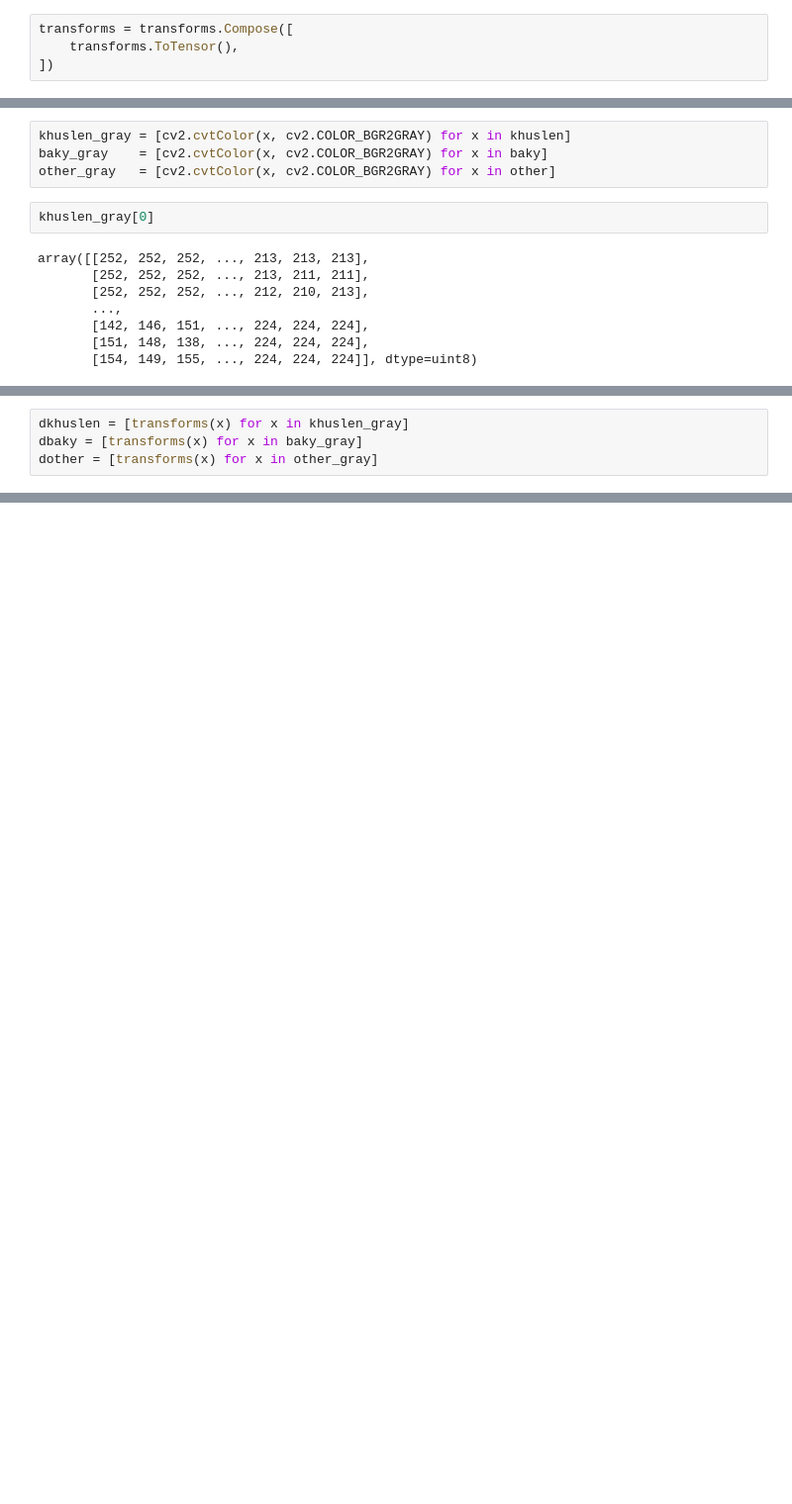
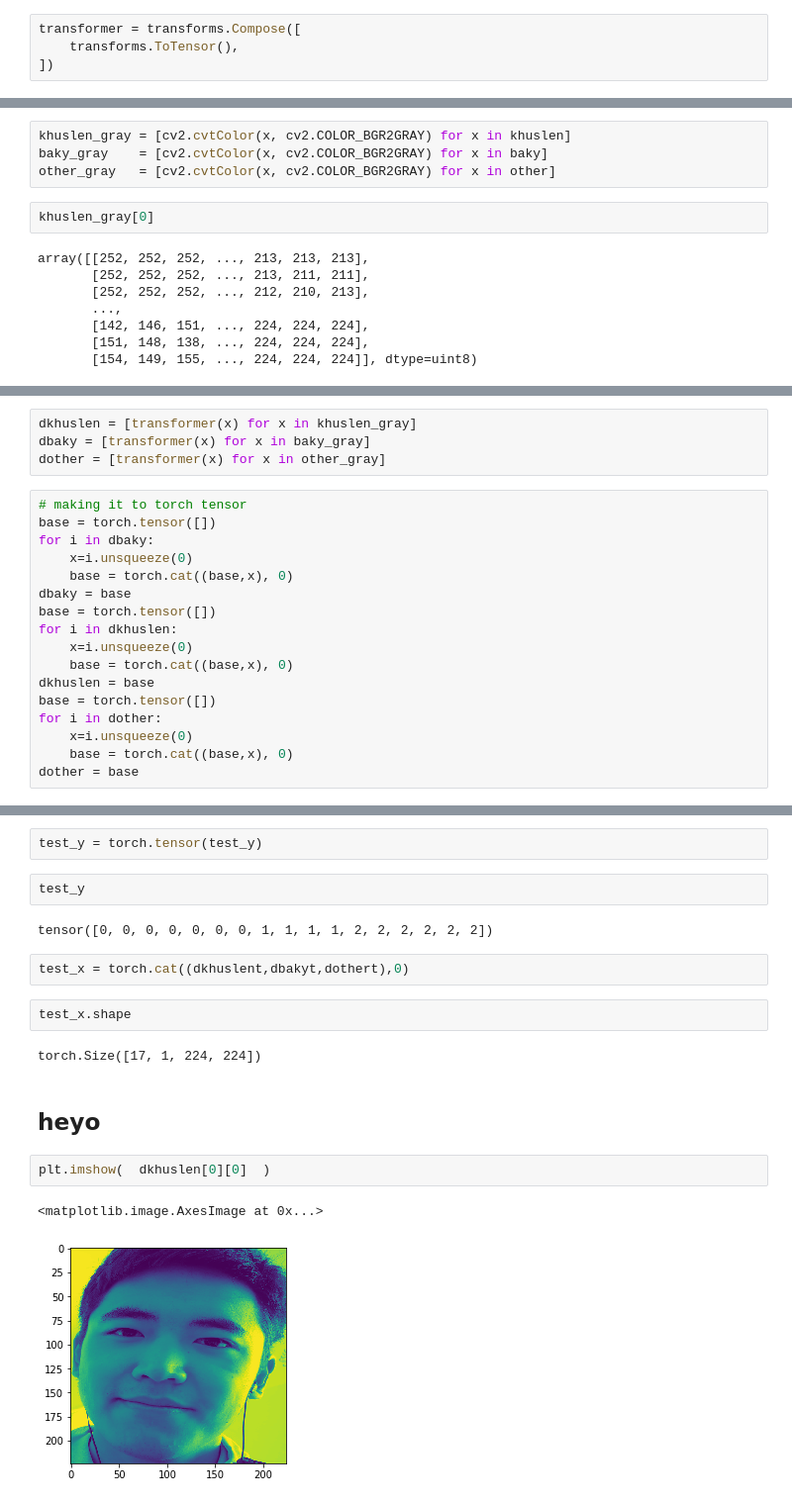
Before and after one commit to nmit-406/image-processing-labs, a Jupyter notebook: end-project/baky-and-khuslen/Model_build/Face_recognizer_tbd.ipynb, the cells around one changed output, grey strips where cells are left out. Shown at 99% size. Cells and saved outputs as stored; diff of their text form; blank space fills up the shorter version.

```diff
--- a/end-project/baky-and-khuslen/Model_build/Face_recognizer_tbd.ipynb
+++ b/end-project/baky-and-khuslen/Model_build/Face_recognizer_tbd.ipynb
@@ -11,7 +15,7 @@ from glob import glob
 # %% [markdown]
 ## Preprocessing
 # %%
-transforms = transforms.Compose([
+transformer = transforms.Compose([
     transforms.ToTensor(),
 ])
 # %%
@@ -52,4 +52,21 @@ khuslen[0].shape
 # %%
-dkhuslen = [transforms(x) for x in khuslen_gray]
-dbaky = [transforms(x) for x in baky_gray]
-dother = [transforms(x) for x in other_gray]
+dkhuslen = [transformer(x) for x in khuslen_gray]
+dbaky = [transformer(x) for x in baky_gray]
+dother = [transformer(x) for x in other_gray]
+# %%
+# making it to torch tensor
+base = torch.tensor([])
+for i in dbaky:
+    x=i.unsqueeze(0)
+    base = torch.cat((base,x), 0)
+dbaky = base
+base = torch.tensor([])
+for i in dkhuslen:
+    x=i.unsqueeze(0)
+    base = torch.cat((base,x), 0)
+dkhuslen = base
+base = torch.tensor([])
+for i in dother:
+    x=i.unsqueeze(0)
+    base = torch.cat((base,x), 0)
+dother = base
@@ -56 +144,20 @@ dother = [transforms(x) for x in other_gray]
+# %%
+test_y = torch.tensor(test_y)
+# %%
+test_y
+# %% [output]
+tensor([0, 0, 0, 0, 0, 0, 0, 1, 1, 1, 1, 2, 2, 2, 2, 2, 2])
+# %%
+test_x = torch.cat((dkhuslent,dbakyt,dothert),0)
+# %%
+test_x.shape
+# %% [output]
+torch.Size([17, 1, 224, 224])
+# %% [markdown]
+## heyo
+# %%
+plt.imshow(  dkhuslen[0][0]  )
+# %% [output]
+<matplotlib.image.AxesImage at 0x...>
+[figure, added]
 # %%
```
Also changed, not shown: parts of 35 cells of this notebook, 36 other files.
